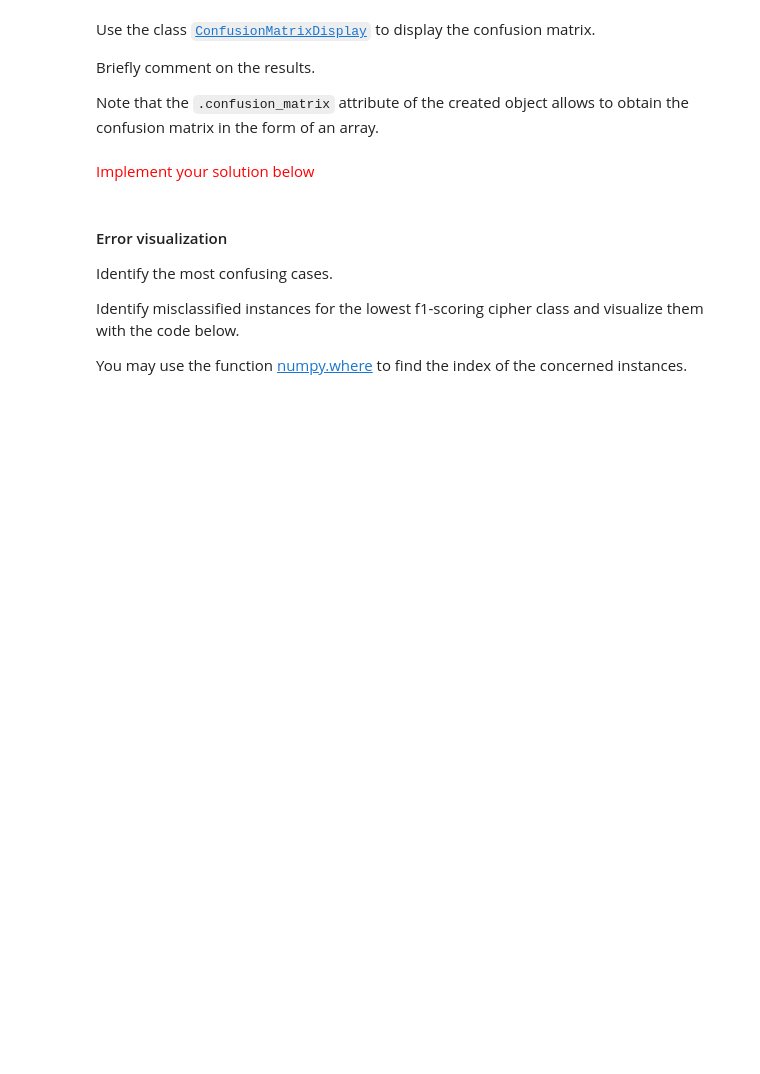
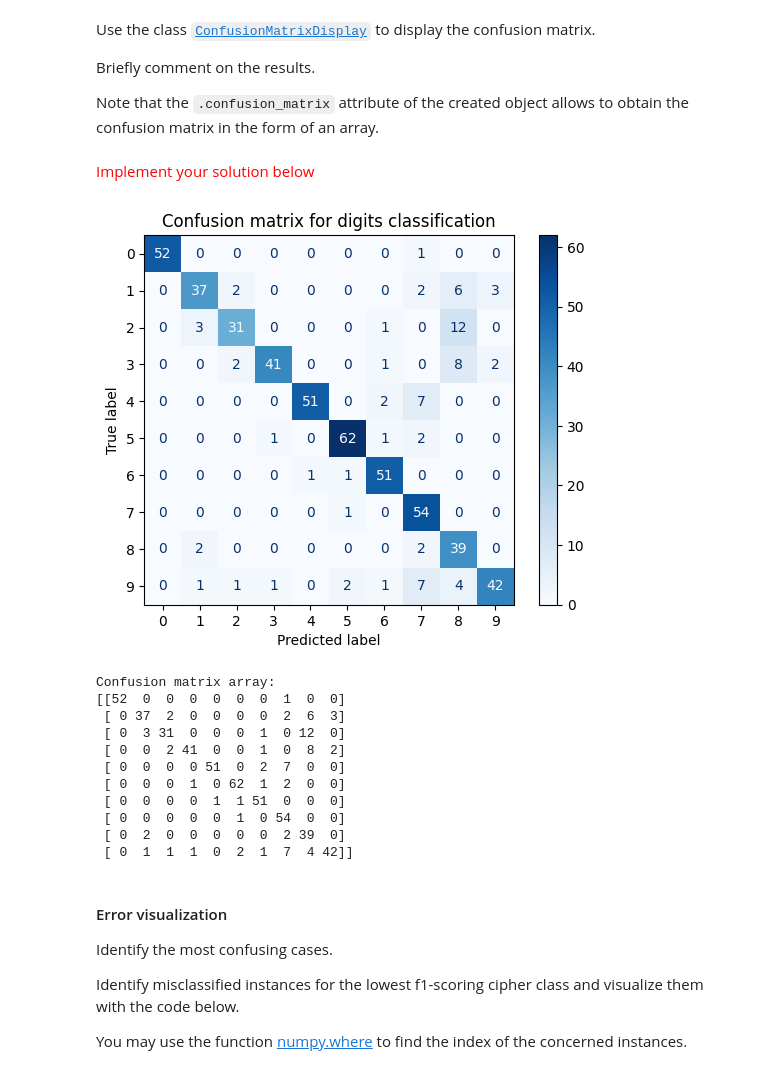
Before and after one commit to petkokp/m1-hands-on-machine-learning, a Jupyter notebook: TP 2 - Scikit-Learn - Evaluation.ipynb, the cells around one changed output. Saved outputs shown, nothing was run; the diff lists cells and outputs as text; code cells hidden in the pictures; blank space fills up the shorter version.

Commit message:
digit dataset gaussian naive bayes classifier and evaluation

```diff
--- a/TP 2 - Scikit-Learn - Evaluation.ipynb
+++ b/TP 2 - Scikit-Learn - Evaluation.ipynb
@@ -53,9 +53,21 @@ print(data.shape, digits.target.shape)
 Randomly select the training and test dataset.
 # %% [markdown]
 <span style="color:red">Implement your solution below</span>
+# %%
+from sklearn.model_selection import train_test_split
+
+X_train, X_test, y_train, y_test = train_test_split(data, digits.target, test_size=0.3, random_state=42)
 # %% [markdown]
 #### Train the models
 # %% [markdown]
 Train the model using, e.g., the [Gaussian Naive Bayes Classifier](https://scikit-learn.org/stable/modules/generated/sklearn.naive_bayes.GaussianNB.html).
 # %% [markdown]
 <span style="color:red">Implement your solution below</span>
+# %%
+classifier = naive_bayes.GaussianNB()
+
+classifier.fit(X_train, y_train)
+
+y_pred = classifier.predict(X_test)
+
+y_pred
@@ -78,6 +119,31 @@ Briefly comment on the results.
 Note that the `.confusion_matrix` attribute of the created object allows to obtain the confusion matrix in the form of an array.
 # %% [markdown]
 <span style="color:red">Implement your solution below</span>
+# %%
+from sklearn.metrics import confusion_matrix, ConfusionMatrixDisplay
+
+cm = confusion_matrix(y_test, y_pred)
+disp = ConfusionMatrixDisplay(confusion_matrix=cm, display_labels=digits.target_names)
+disp.plot(cmap=plt.cm.Blues)
+plt.title("Confusion matrix for digits classification")
+plt.show()
+
+conf_matrix_array = disp.confusion_matrix
+print("Confusion matrix array:")
+print(conf_matrix_array)
+# %% [output]
+[figure, added]
+Confusion matrix array:
+[[52  0  0  0  0  0  0  1  0  0]
+ [ 0 37  2  0  0  0  0  2  6  3]
+ [ 0  3 31  0  0  0  1  0 12  0]
+ [ 0  0  2 41  0  0  1  0  8  2]
+ [ 0  0  0  0 51  0  2  7  0  0]
+ [ 0  0  0  1  0 62  1  2  0  0]
+ [ 0  0  0  0  1  1 51  0  0  0]
+ [ 0  0  0  0  0  1  0 54  0  0]
+ [ 0  2  0  0  0  0  0  2 39  0]
+ [ 0  1  1  1  0  2  1  7  4 42]]
 # %% [markdown]
 #### Error visualization
 
```
Also changed, not shown: parts of 5 cells of this notebook.
